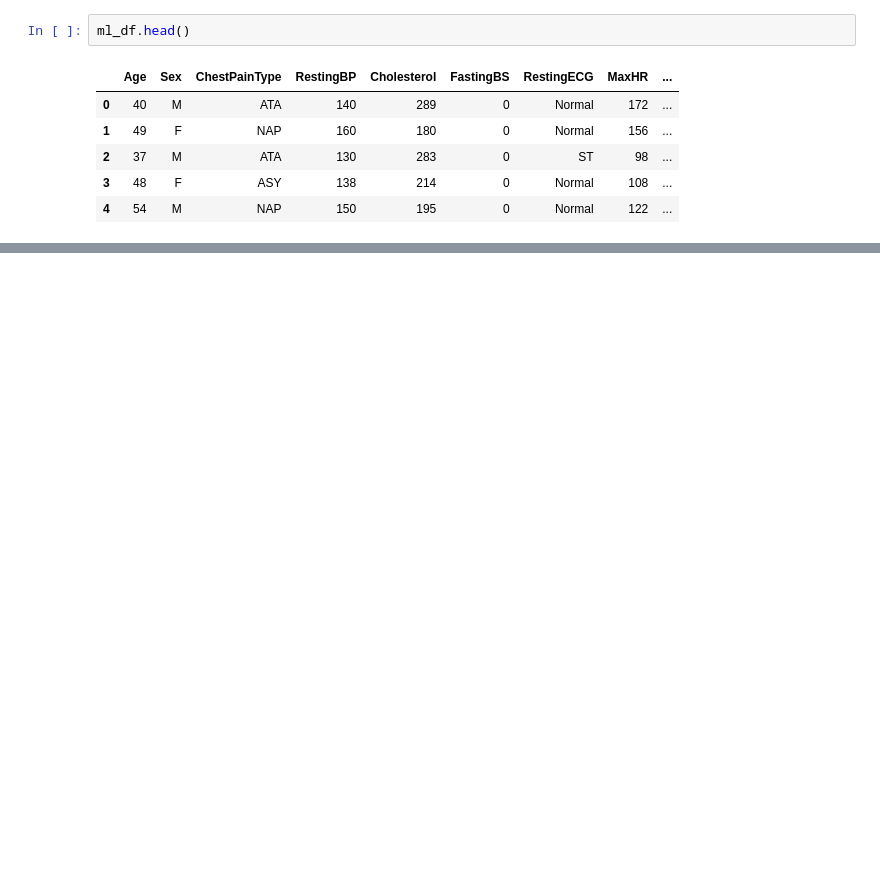
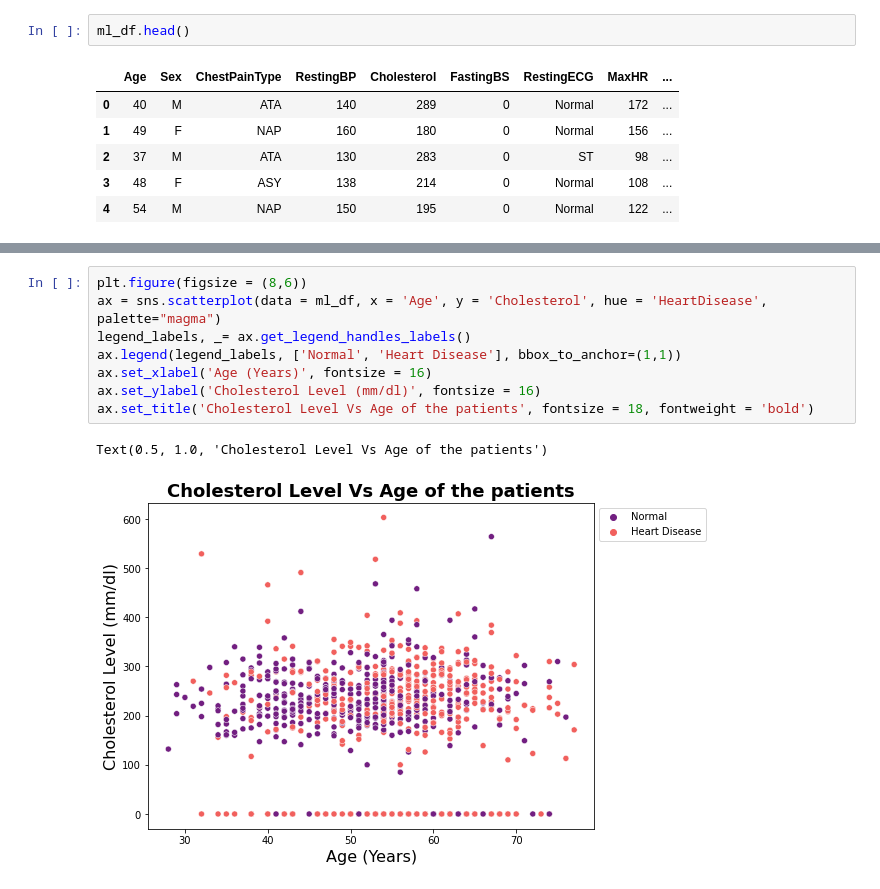
Before and after one commit to sheha919/Stroke_Prediction, a Jupyter notebook: heart_faliure_pred_ml.ipynb, the cells around one changed output, grey strips where cells are left out. Cells and saved outputs as stored; diff of their text form; blank space fills up the shorter version.

```diff
--- a/heart_faliure_pred_ml.ipynb
+++ b/heart_faliure_pred_ml.ipynb
@@ -209,0 +273,11 @@ sns.histplot(data= ml_df, x= 'RestingECG', bins = 'auto')
+# %%
+plt.figure(figsize = (8,6))
+ax = sns.scatterplot(data = ml_df, x = 'Age', y = 'Cholesterol', hue = 'HeartDisease', palette="magma")
+legend_labels, _= ax.get_legend_handles_labels()
+ax.legend(legend_labels, ['Normal', 'Heart Disease'], bbox_to_anchor=(1,1))
+ax.set_xlabel('Age (Years)', fontsize = 16)
+ax.set_ylabel('Cholesterol Level (mm/dl)', fontsize = 16)
+ax.set_title('Cholesterol Level Vs Age of the patients', fontsize = 18, fontweight = 'bold')
+# %% [output]
+Text(0.5, 1.0, 'Cholesterol Level Vs Age of the patients')
+[figure, added]
```
Also changed, not shown: parts of 19 cells of this notebook.
